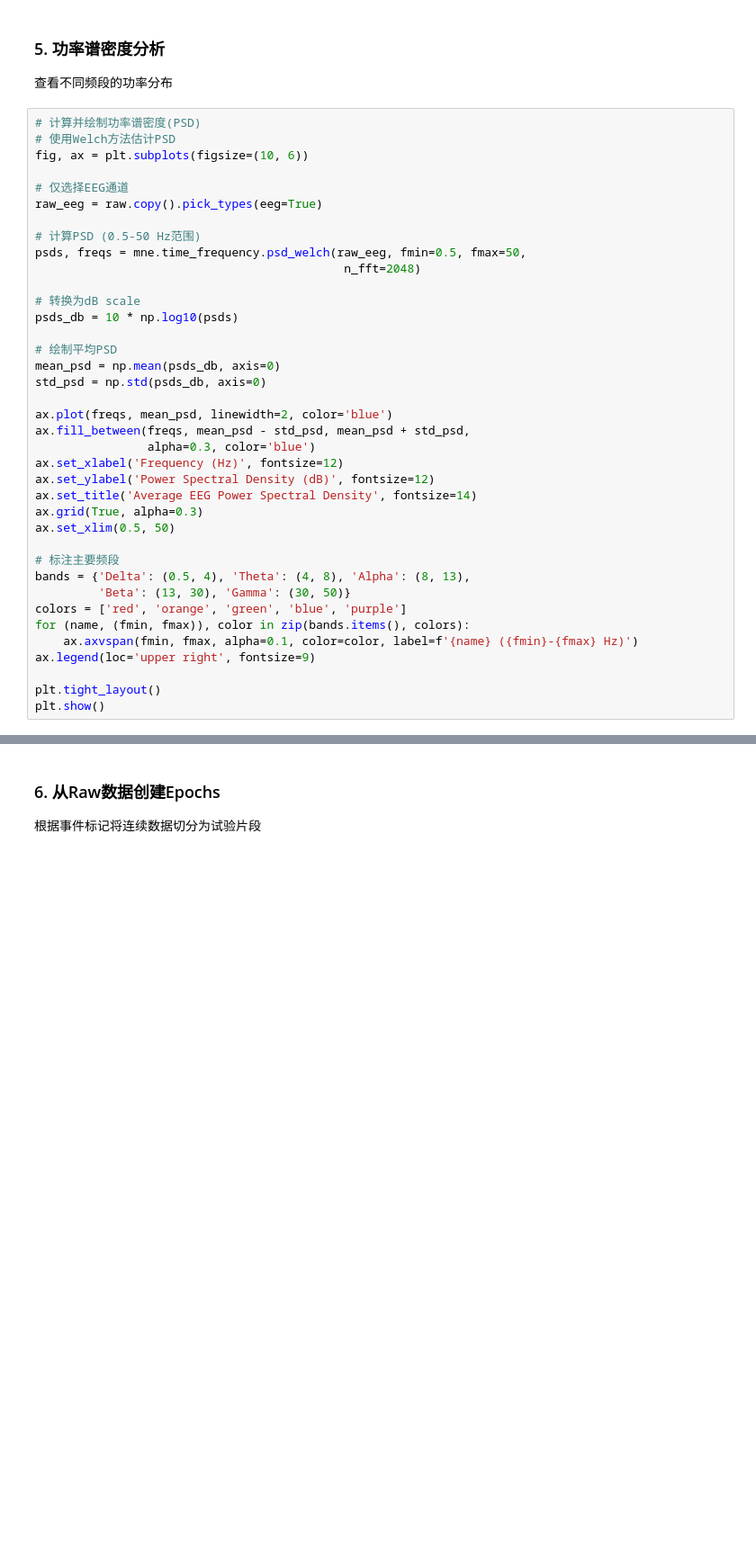
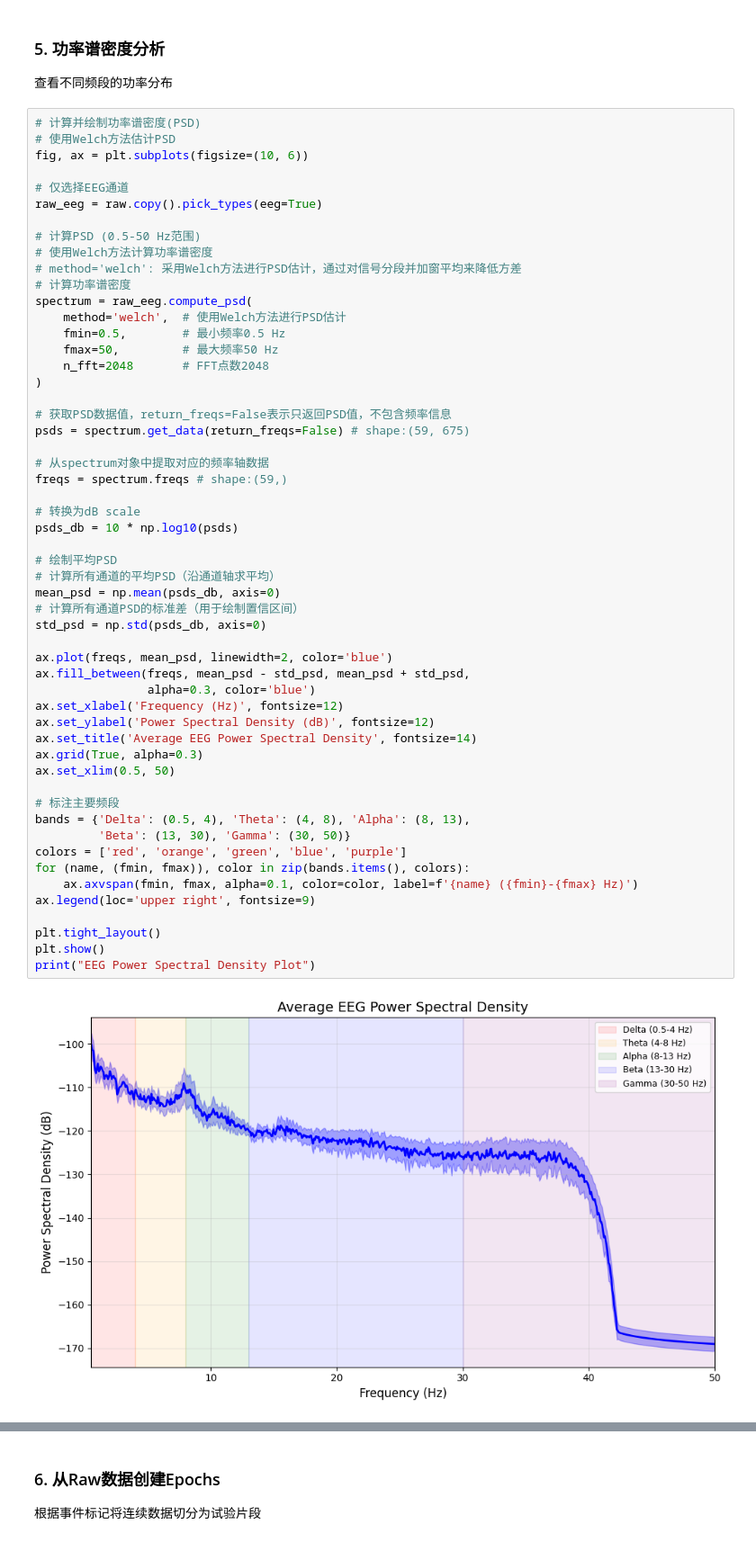
Before and after one commit to usstziyi/ERP-1, a Jupyter notebook: notebooks/Unit_01_EEG_Basics_and_MNE_Structure.ipynb, the cells around one changed output, grey strips where cells are left out. Shown at 90% size. Drawn from its saved outputs; the diff is of its cells as text; blank space fills up the shorter version.

```diff
--- a/notebooks/Unit_01_EEG_Basics_and_MNE_Structure.ipynb
+++ b/notebooks/Unit_01_EEG_Basics_and_MNE_Structure.ipynb
@@ -145,32 +190,50 @@ fig, ax = plt.subplots(figsize=(10, 6))
 raw_eeg = raw.copy().pick_types(eeg=True)
 
 # 计算PSD (0.5-50 Hz范围)
-psds, freqs = mne.time_frequency.psd_welch(raw_eeg, fmin=0.5, fmax=50,
-                                            n_fft=2048)
+# 使用Welch方法计算功率谱密度
+# method='welch': 采用Welch方法进行PSD估计，通过对信号分段并加窗平均来降低方差
+# 计算功率谱密度
+spectrum = raw_eeg.compute_psd(
+    method='welch',  # 使用Welch方法进行PSD估计
+    fmin=0.5,        # 最小频率0.5 Hz
+    fmax=50,         # 最大频率50 Hz
+    n_fft=2048       # FFT点数2048
+)
+
+# 获取PSD数据值，return_freqs=False表示只返回PSD值，不包含频率信息
+psds = spectrum.get_data(return_freqs=False) # shape:(59, 675)
+
+# 从spectrum对象中提取对应的频率轴数据
+freqs = spectrum.freqs # shape:(59,)
 
 # 转换为dB scale
 psds_db = 10 * np.log10(psds)
 
 # 绘制平均PSD
+# 计算所有通道的平均PSD（沿通道轴求平均）
 mean_psd = np.mean(psds_db, axis=0)
+# 计算所有通道PSD的标准差（用于绘制置信区间）
 std_psd = np.std(psds_db, axis=0)
 
 ax.plot(freqs, mean_psd, linewidth=2, color='blue')
 ax.fill_between(freqs, mean_psd - std_psd, mean_psd + std_psd,
                 alpha=0.3, color='blue')
 ax.set_xlabel('Frequency (Hz)', fontsize=12)
 ax.set_ylabel('Power Spectral Density (dB)', fontsize=12)
 ax.set_title('Average EEG Power Spectral Density', fontsize=14)
 ax.grid(True, alpha=0.3)
 ax.set_xlim(0.5, 50)
 
 # 标注主要频段
 bands = {'Delta': (0.5, 4), 'Theta': (4, 8), 'Alpha': (8, 13),
          'Beta': (13, 30), 'Gamma': (30, 50)}
 colors = ['red', 'orange', 'green', 'blue', 'purple']
 for (name, (fmin, fmax)), color in zip(bands.items(), colors):
     ax.axvspan(fmin, fmax, alpha=0.1, color=color, label=f'{name} ({fmin}-{fmax} Hz)')
 ax.legend(loc='upper right', fontsize=9)
 
 plt.tight_layout()
 plt.show()
+print("EEG Power Spectral Density Plot")
+# %% [output]
+[figure, added]
```
Also changed, not shown: parts of 11 cells of this notebook.
